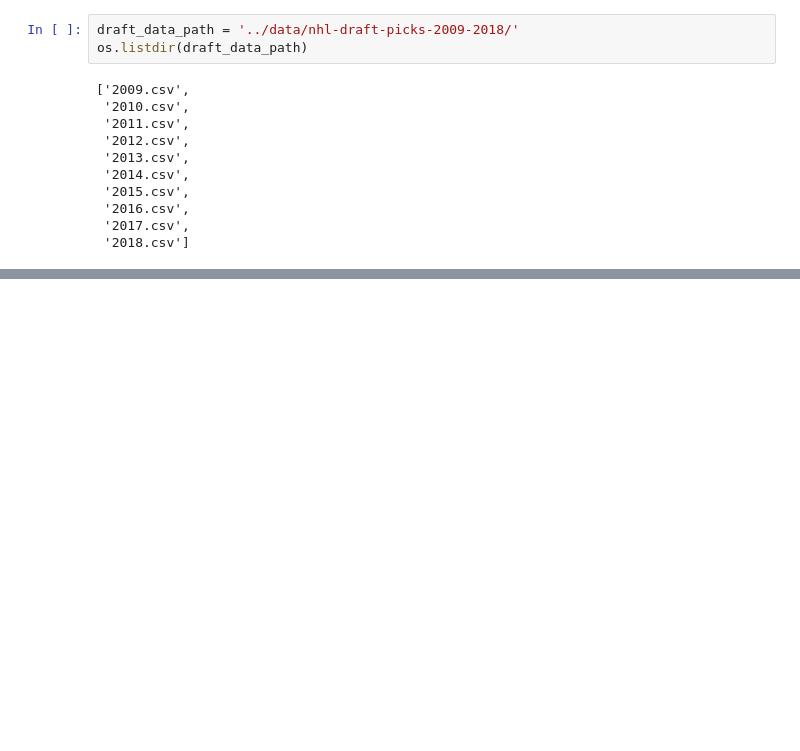
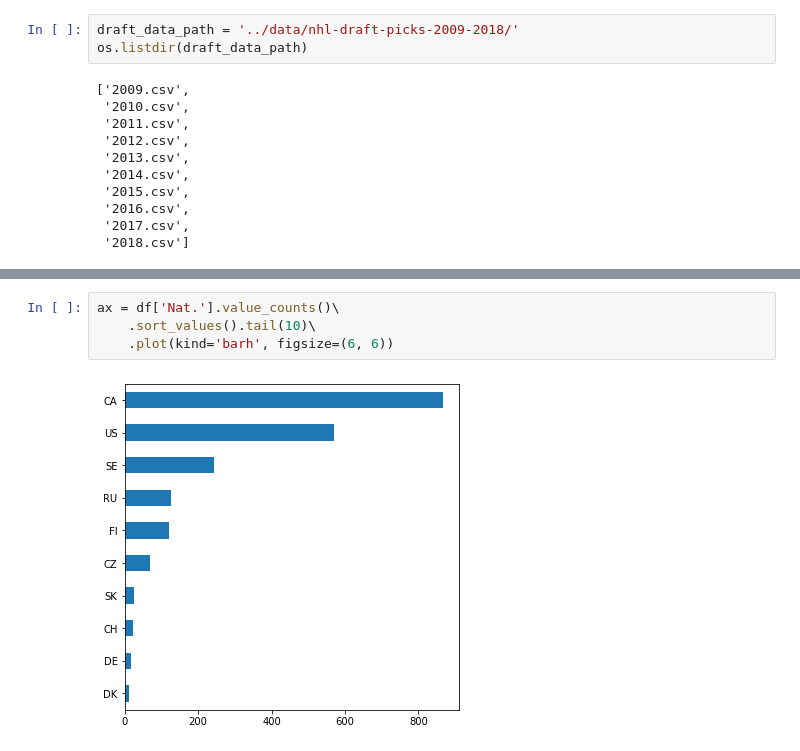
Before and after one commit to stepan-o/nhl_draft, a Jupyter notebook: notebooks/nhl_draft.ipynb, the cells around one changed output, grey strips where cells are left out. Cells and saved outputs as stored; diff of their text form; blank space fills up the shorter version.

```diff
--- a/notebooks/nhl_draft.ipynb
+++ b/notebooks/nhl_draft.ipynb
@@ -71,0 +127,6 @@ memory usage: 444.2+ KB
+# %%
+ax = df['Nat.'].value_counts()\
+    .sort_values().tail(10)\
+    .plot(kind='barh', figsize=(6, 6))
+# %% [output]
+[figure, added]
```
Also changed, not shown: parts of 12 cells of this notebook.
